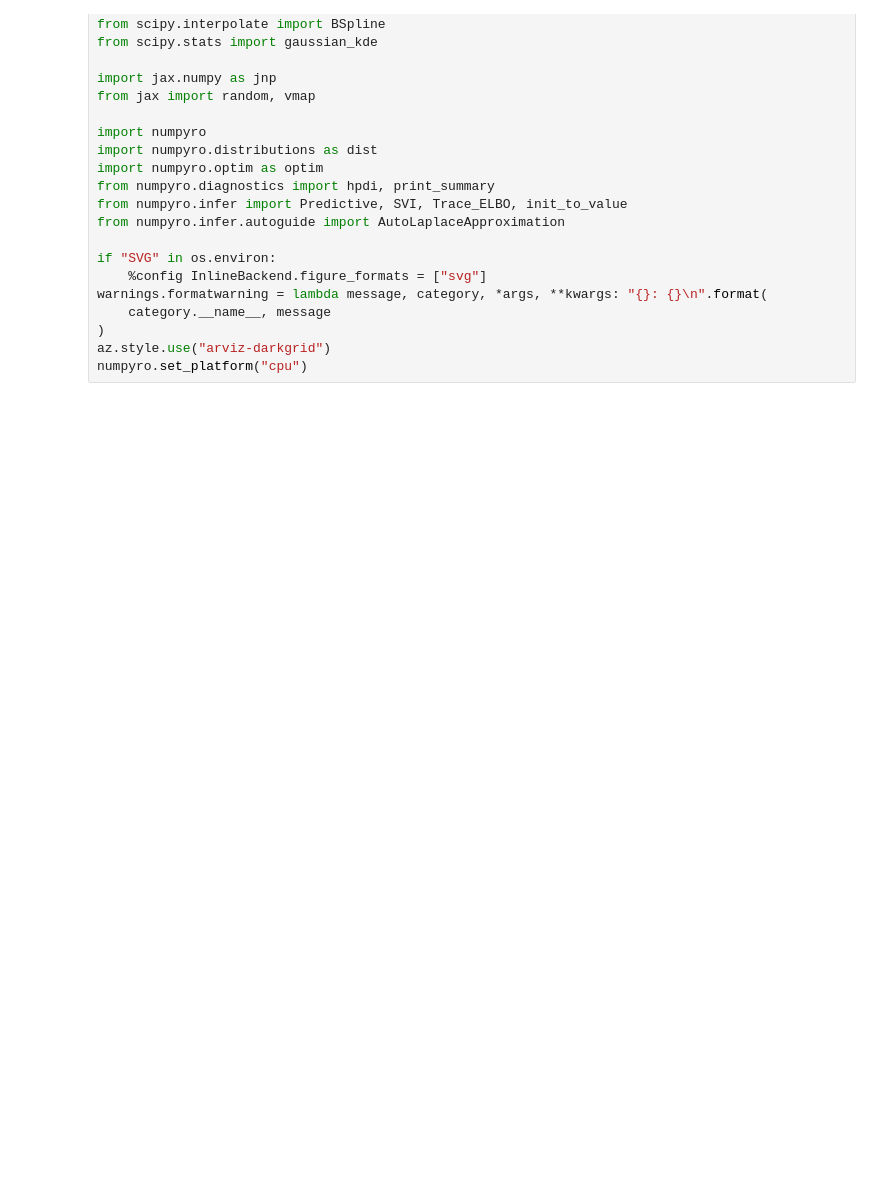
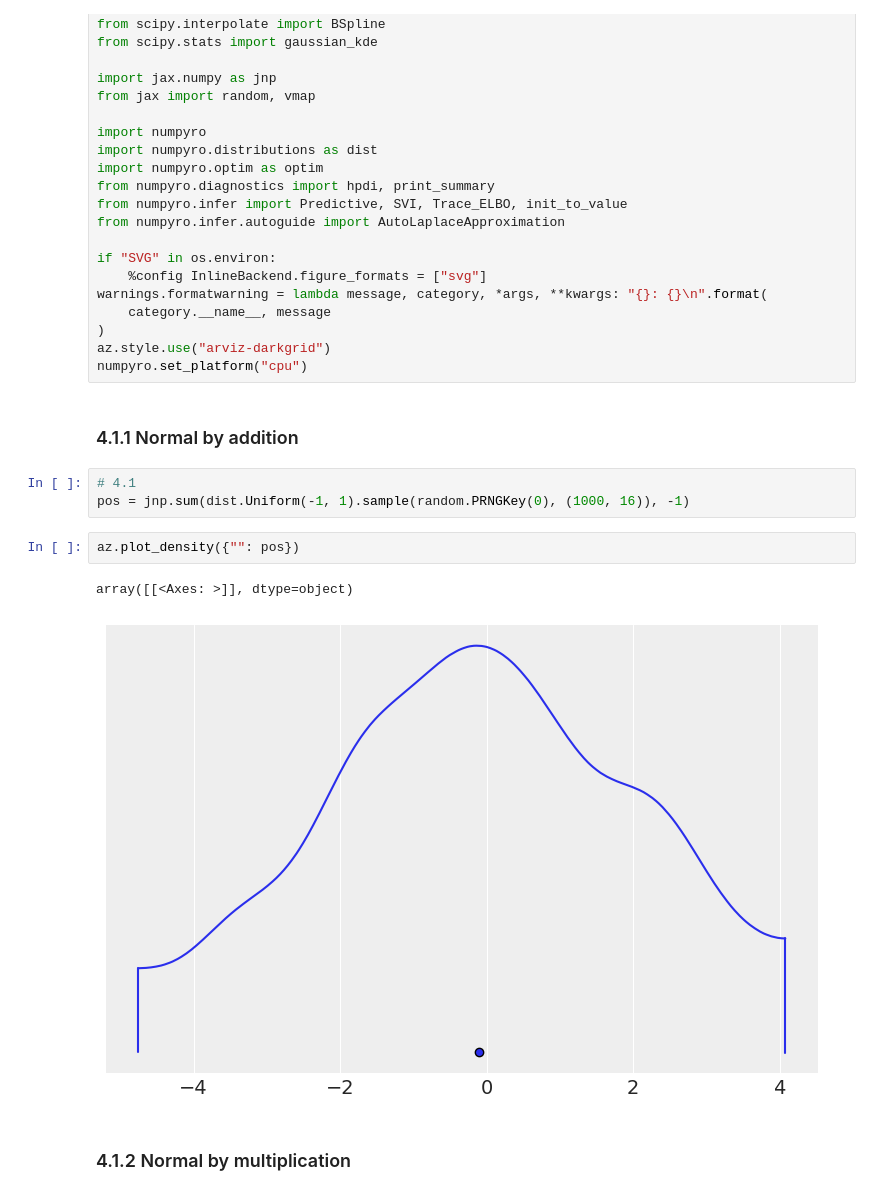
Before and after one commit to krademaker/Pyro, a Jupyter notebook: learning_numpyro/notebooks/SR_ch_4_numpyro.ipynb, the cells around one changed output. Saved outputs shown, nothing was run; the diff lists cells and outputs as text; blank space fills up the shorter version.

```diff
--- a/learning_numpyro/notebooks/SR_ch_4_numpyro.ipynb
+++ b/learning_numpyro/notebooks/SR_ch_4_numpyro.ipynb
@@ -29,3 +29,15 @@ warnings.formatwarning = lambda message, category, *args, **kwargs: "{}: {}\n".f
 )
 az.style.use("arviz-darkgrid")
 numpyro.set_platform("cpu")
+# %% [markdown]
+### 4.1.1 Normal by addition
+# %%
+# 4.1
+pos = jnp.sum(dist.Uniform(-1, 1).sample(random.PRNGKey(0), (1000, 16)), -1)
+# %%
+az.plot_density({"": pos})
+# %% [output]
+array([[<Axes: >]], dtype=object)
+[figure, added]
+# %% [markdown]
+### 4.1.2 Normal by multiplication
```
Also changed, not shown: parts of 69 cells of this notebook.
